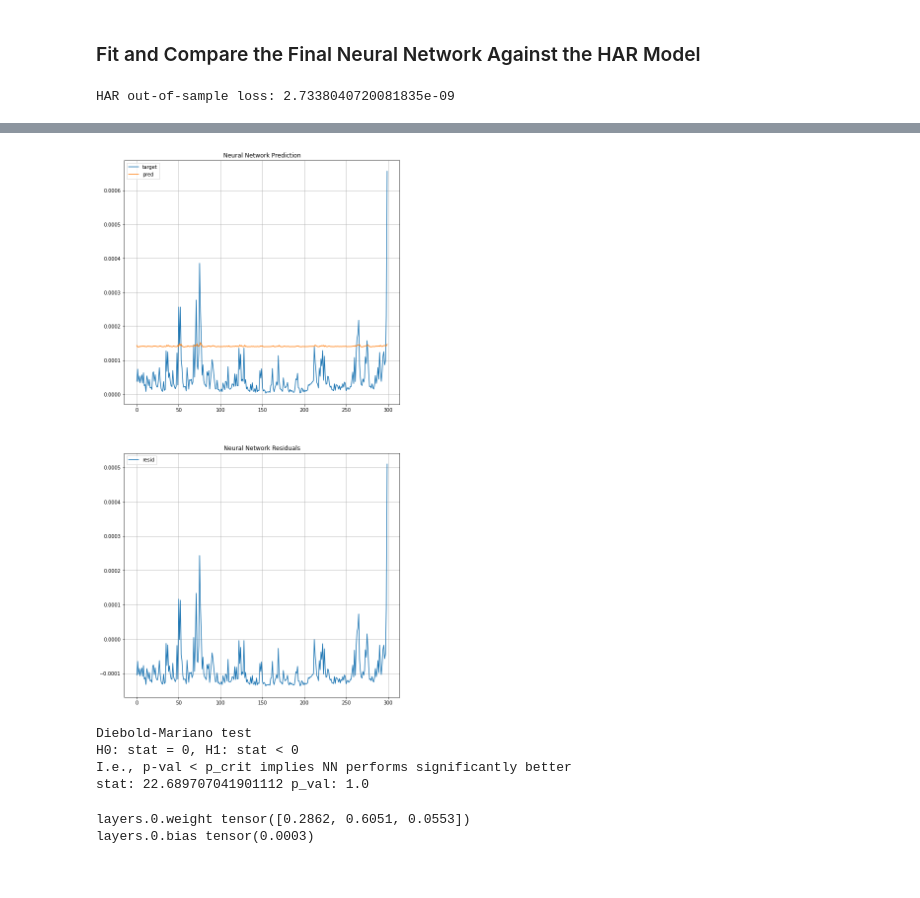
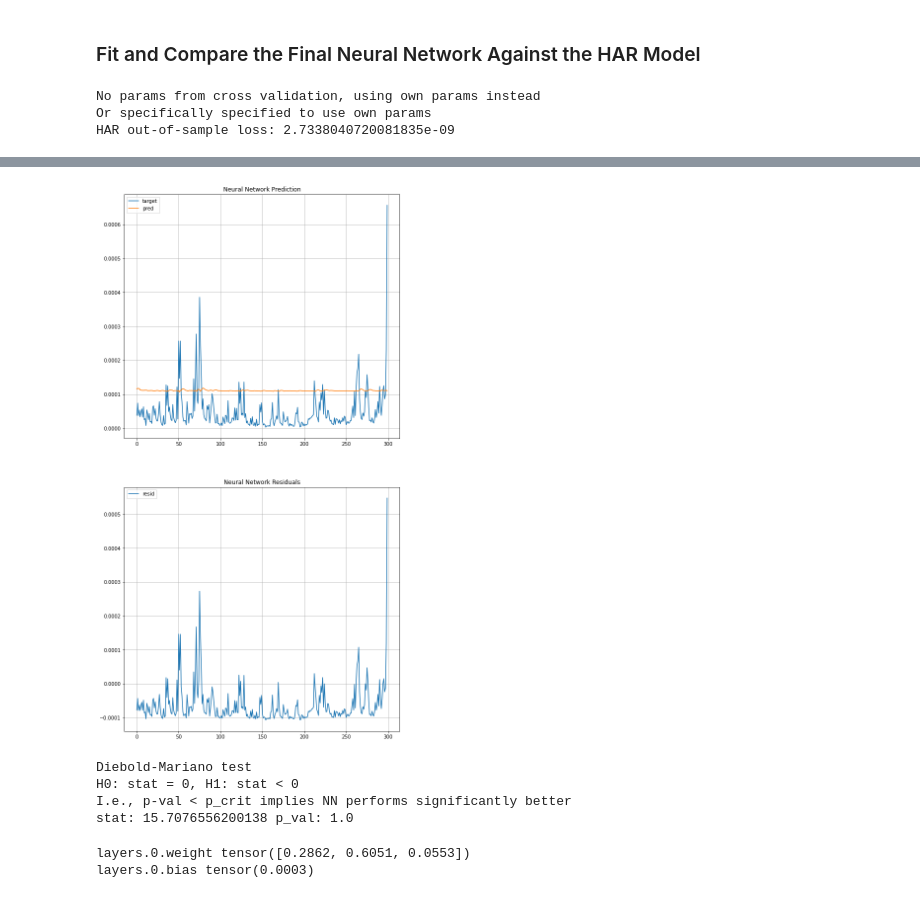
Before and after one commit to CodingNoob234/casestudy-neural-networks, a Jupyter notebook: main.ipynb, the cells around one changed output, grey strips where cells are left out. Saved outputs shown, nothing was run; the diff lists cells and outputs as text; code cells hidden in the pictures.

```diff
--- a/main.ipynb
+++ b/main.ipynb
@@ -154,7 +154,7 @@ avg score: 0.14616210758686066 list of scores: [0.19646615, 0.09880683, 0.166637
 ### Fit and Compare the Final Neural Network Against the HAR Model
 # %%
 normalize_features = False
-use_own_config = False # !!! if you used this once after the cross validation, the custom params below 'overwrite' those from cross validation above
+use_own_config = True # !!! if you used this once after the cross validation, the custom params below 'overwrite' those from cross validation above
 
 # sometimes we want to zoom in on specific intervals of the forecast
 idx_start, idx_end = 0, 10000
@@ -166,11 +166,11 @@ try:
 except Exception as e:
     print("No params from cross validation, using own params instead")
     print("Or specifically specified to use own params")
-    epochs = 50
-    hidden_layers = [] # zero or one with 2 nodes
+    epochs = 1000
+    hidden_layers = [2,] # zero or one with 2 nodes
     lr = 5e-5
     batch_size = 10
-    patience = 3
+    patience = 10
 
 #=========================================================================================
 #===================================ESTIMATE HAR==========================================
@@ -291,6 +291,8 @@ print("I.e., p-val < p_crit implies NN performs significantly better")
 print(f"stat: {stat} p_val: {p_value}")
 # if one sided, only test if the upper forecast performs significantly better than the lower forecast
 # %% [output]
+No params from cross validation, using own params instead
+Or specifically specified to use own params
 HAR out-of-sample loss: 2.7338040720081835e-09
 [figure]
 Estimating NN model ...
@@ -299,8 +301,8 @@ NN out-of-sample loss: 1.209884192832078e-08
-[figure, old version]
+[figure, new version]
 Diebold-Mariano test
 H0: stat = 0, H1: stat < 0
 I.e., p-val < p_crit implies NN performs significantly better
-stat: 22.689707041901112 p_val: 1.0
+stat: 15.7076556200138 p_val: 1.0
 # %%
 for name, param in NN.named_parameters():
     if param.requires_grad:
```
Also changed, not shown: parts of 1 cell of this notebook, 1 other file.
